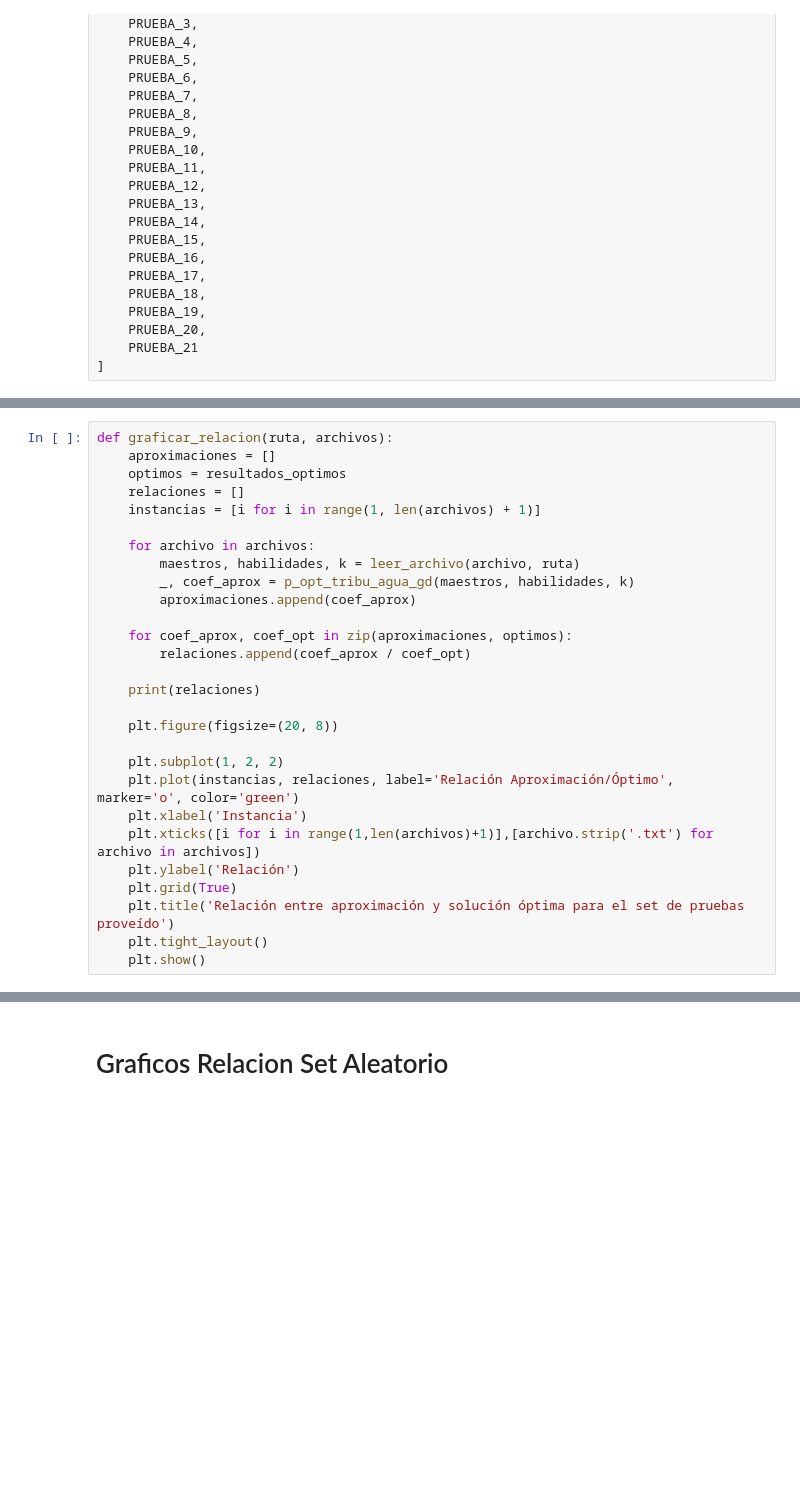
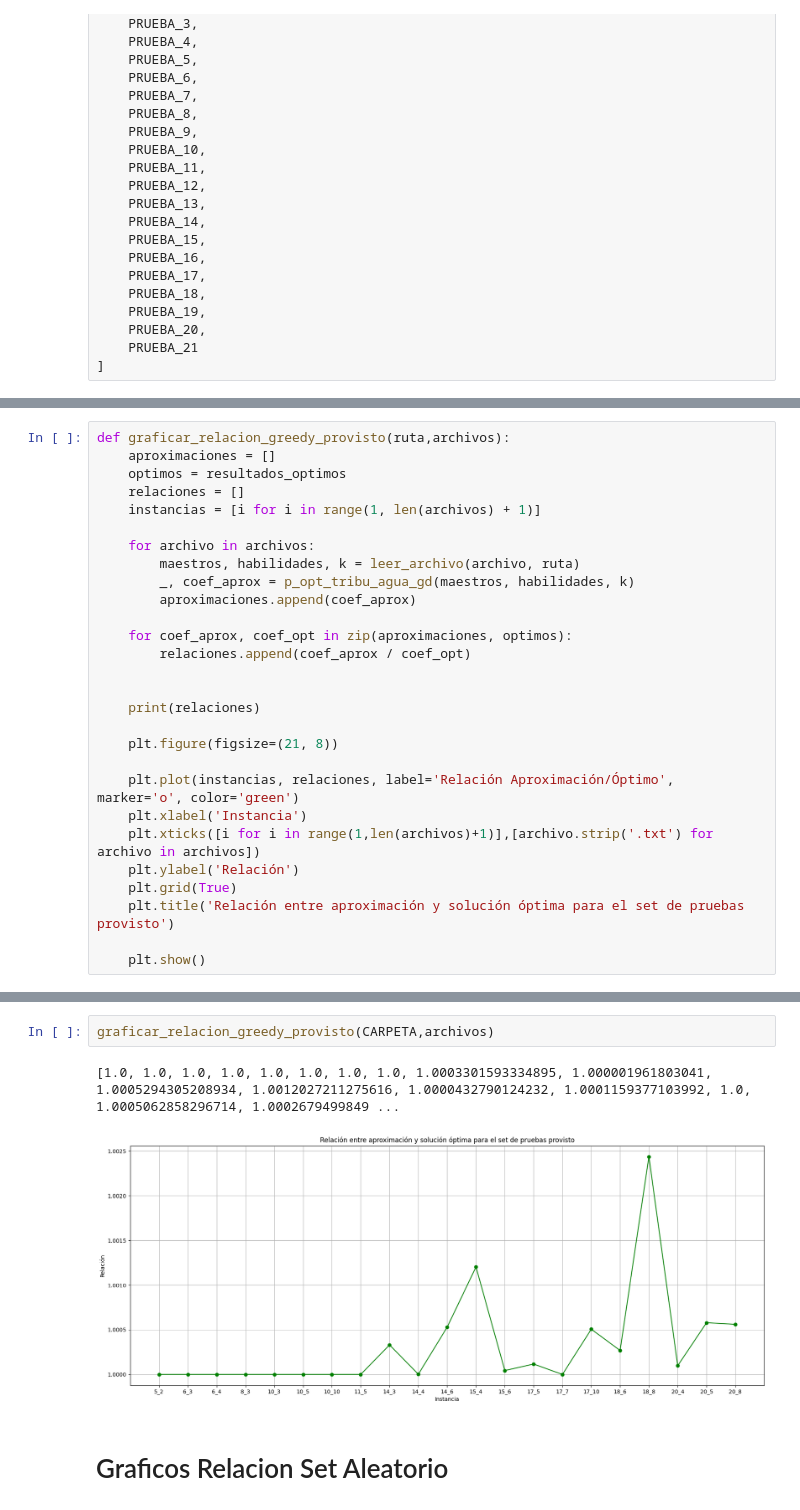
Before and after one commit to V-SANT/TDA_2024_1C, a Jupyter notebook: TP3/mediciones.ipynb, the cells around one changed output, grey strips where cells are left out. Cells and saved outputs as stored; diff of their text form; blank space fills up the shorter version.

```diff
--- a/TP3/mediciones.ipynb
+++ b/TP3/mediciones.ipynb
@@ -159,5 +200,5 @@ archivos = [
 # %%
-def graficar_relacion(ruta, archivos):
+def graficar_relacion_greedy_provisto(ruta,archivos):
     aproximaciones = []
     optimos = resultados_optimos
     relaciones = []
@@ -171,17 +212,17 @@ def graficar_relacion(ruta, archivos):
     for coef_aprox, coef_opt in zip(aproximaciones, optimos):
         relaciones.append(coef_aprox / coef_opt)
 
+
     print(relaciones)
 
-    plt.figure(figsize=(20, 8))
+    plt.figure(figsize=(21, 8))
 
-    plt.subplot(1, 2, 2)
     plt.plot(instancias, relaciones, label='Relación Aproximación/Óptimo', marker='o', color='green')
     plt.xlabel('Instancia')
     plt.xticks([i for i in range(1,len(archivos)+1)],[archivo.strip('.txt') for archivo in archivos])
     plt.ylabel('Relación')
     plt.grid(True)
-    plt.title('Relación entre aproximación y solución óptima para el set de pruebas proveído')
-    plt.tight_layout()
+    plt.title('Relación entre aproximación y solución óptima para el set de pruebas provisto')
+
     plt.show()
 # %%
@@ -192,3 +249,8 @@ graficar_relacion(CARPETA,archivos)
+# %%
+graficar_relacion_greedy_provisto(CARPETA,archivos)
+# %% [output]
+[1.0, 1.0, 1.0, 1.0, 1.0, 1.0, 1.0, 1.0, 1.0003301593334895, 1.000001961803041, 1.0005294305208934, 1.0012027211275616, 1.0000432790124232, 1.0001159377103992, 1.0, 1.0005062858296714, 1.0002679499849 ...
+[figure, added]
 # %% [markdown]
 # Graficos Relacion Set Aleatorio
 # %%
```
Also changed, not shown: parts of 10 cells of this notebook, 3 other files.
